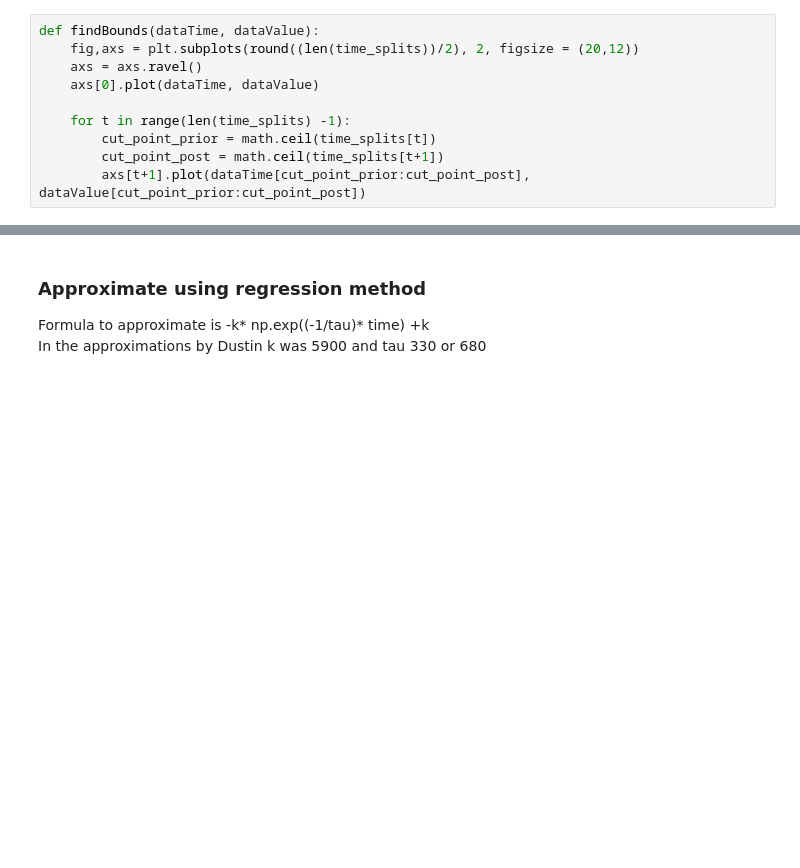
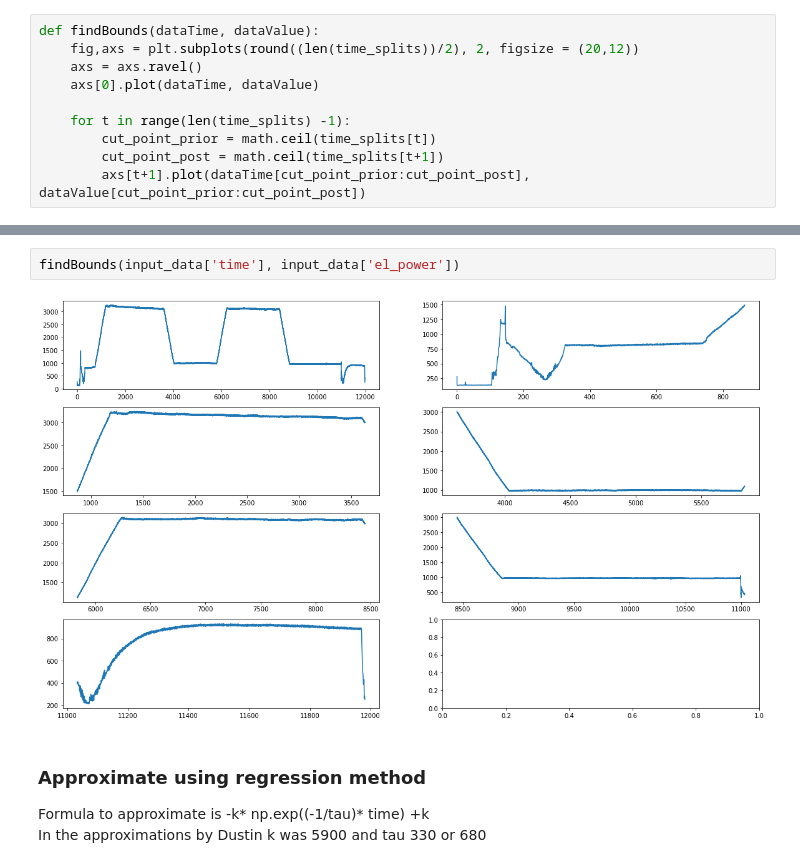
Before and after one commit to Energy-Theory-Guided-Data-Science/Gas-Turbine, a Jupyter notebook: Code/Theory_Comparison.ipynb, the cells around one changed output, grey strips where cells are left out. Cells and saved outputs as stored; diff of their text form; blank space fills up the shorter version.

```diff
--- a/Code/Theory_Comparison.ipynb
+++ b/Code/Theory_Comparison.ipynb
@@ -61,3 +65,7 @@ findBounds(el_data['el_time_measures'], el_data['el_power'])
+# %%
+findBounds(input_data['time'], input_data['el_power'])
+# %% [output]
+[figure, added]
 # %% [markdown]
 ### Approximate using regression method
 
```
Also changed, not shown: parts of 15 cells of this notebook, 3 other files.
